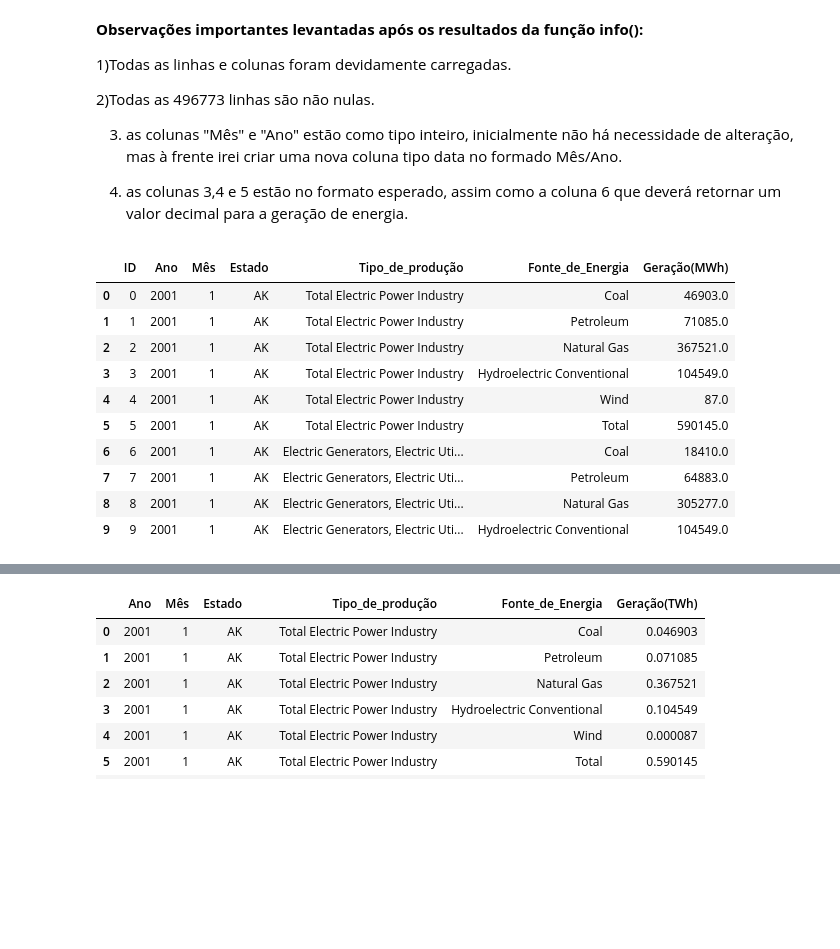
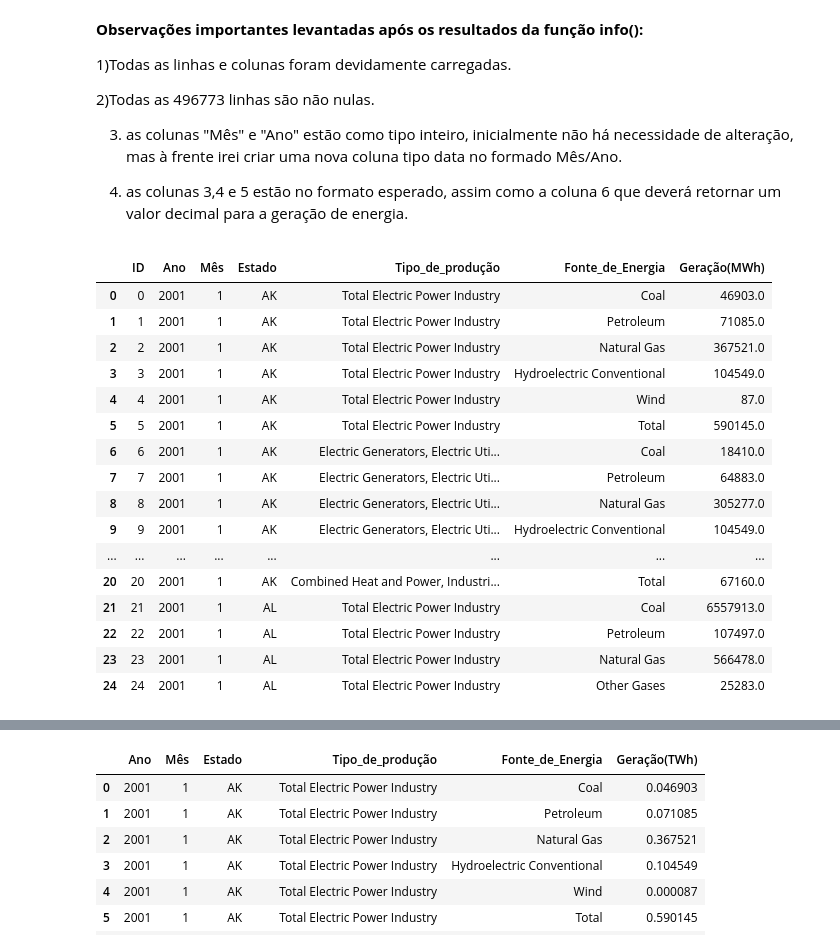
Before and after one commit to Higordevellard/MVP_01, a Jupyter notebook: mvp_sprint_1.ipynb, the cells around one changed output, grey strips where cells are left out. Saved outputs shown, nothing was run; the diff lists cells and outputs as text; code cells hidden in the pictures; blank space fills up the shorter version.

```diff
--- a/mvp_sprint_1.ipynb
+++ b/mvp_sprint_1.ipynb
@@ -76,16 +76,22 @@ memory usage: 30.3+ MB
 4) as colunas 3,4 e 5 estão no formato esperado, assim como a coluna 6 que deverá retornar um valor decimal para a geração de energia.
 # %%
 # Mostra as 10 primeiras linhas do dataset
-dataset.head(10)
+dataset.head(25)
 # %% [output]
 |  | ID | Ano | Mês | Estado | Tipo_de_produção | Fonte_de_Energia | Geração(MWh) |
 | 0 | 0 | 2001 | 1 | AK | Total Electric Power Industry | Coal | 46903.0 |
 | 1 | 1 | 2001 | 1 | AK | Total Electric Power Industry | Petroleum | 71085.0 |
 | 2 | 2 | 2001 | 1 | AK | Total Electric Power Industry | Natural Gas | 367521.0 |
 | 3 | 3 | 2001 | 1 | AK | Total Electric Power Industry | Hydroelectric Conventional | 104549.0 |
 | 4 | 4 | 2001 | 1 | AK | Total Electric Power Industry | Wind | 87.0 |
 | 5 | 5 | 2001 | 1 | AK | Total Electric Power Industry | Total | 590145.0 |
 | 6 | 6 | 2001 | 1 | AK | Electric Generators, Electric Uti... | Coal | 18410.0 |
 | 7 | 7 | 2001 | 1 | AK | Electric Generators, Electric Uti... | Petroleum | 64883.0 |
 | 8 | 8 | 2001 | 1 | AK | Electric Generators, Electric Uti... | Natural Gas | 305277.0 |
 | 9 | 9 | 2001 | 1 | AK | Electric Generators, Electric Uti... | Hydroelectric Conventional | 104549.0 |
+| ... | ... | ... | ... | ... | ... | ... | ... |
+| 20 | 20 | 2001 | 1 | AK | Combined Heat and Power, Industri... | Total | 67160.0 |
+| 21 | 21 | 2001 | 1 | AL | Total Electric Power Industry | Coal | 6557913.0 |
+| 22 | 22 | 2001 | 1 | AL | Total Electric Power Industry | Petroleum | 107497.0 |
+| 23 | 23 | 2001 | 1 | AL | Total Electric Power Industry | Natural Gas | 566478.0 |
+| 24 | 24 | 2001 | 1 | AL | Total Electric Power Industry | Other Gases | 25283.0 |
```
Also changed, not shown: parts of 6 cells of this notebook.
